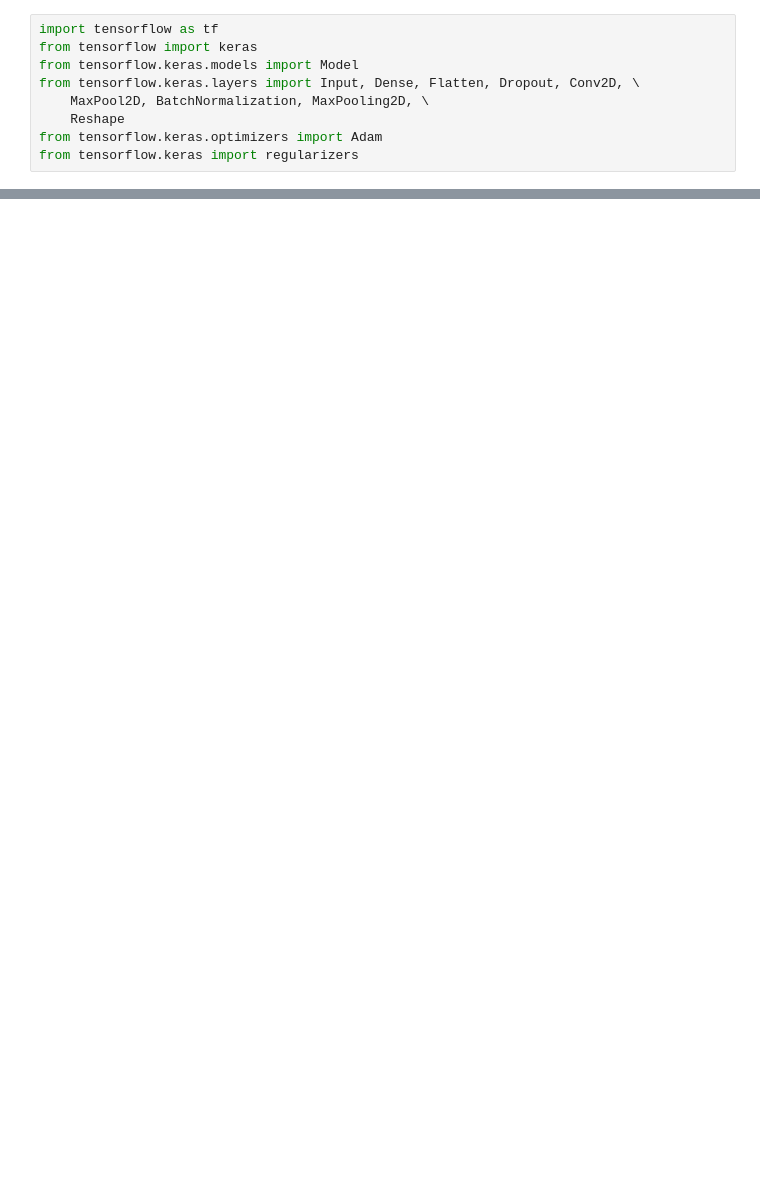
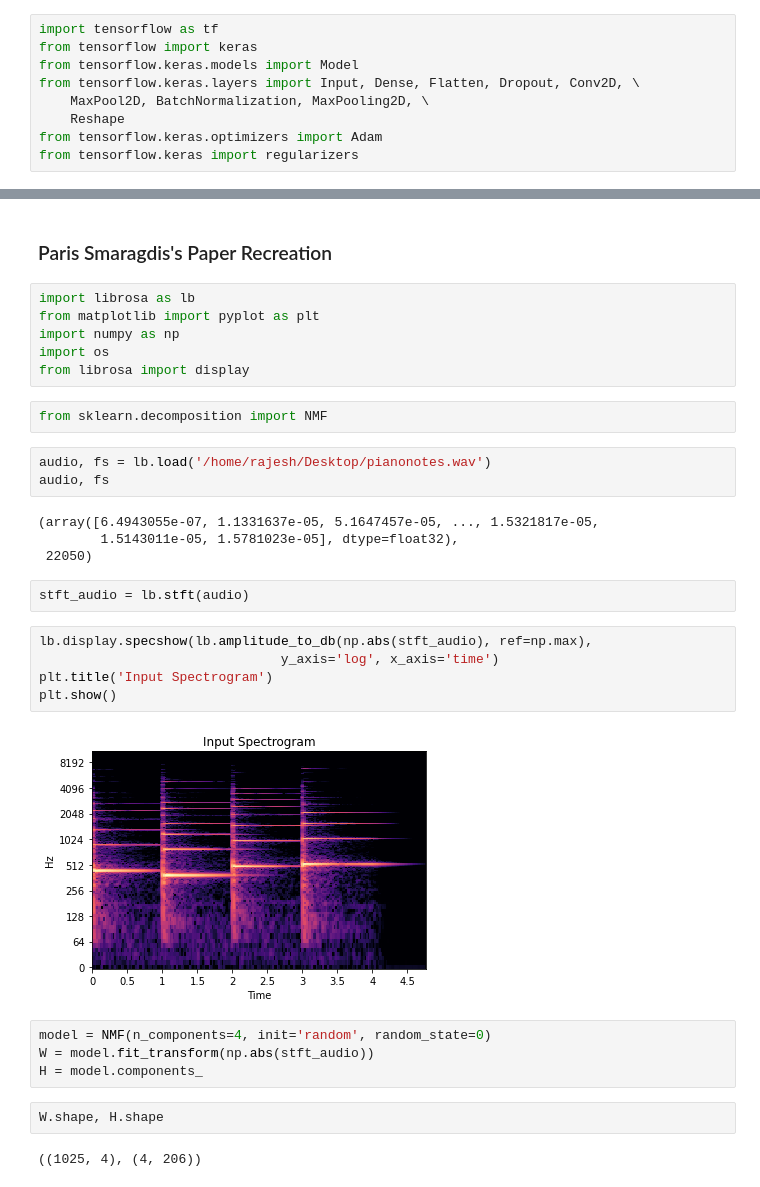
Before and after one commit to its-rajesh/Neural-Network-Alternative-to-NMF, a Jupyter notebook: NMF.ipynb, the cells around one changed output, grey strips where cells are left out. Cells and saved outputs as stored; diff of their text form; blank space fills up the shorter version.

```diff
--- a/NMF.ipynb
+++ b/NMF.ipynb
@@ -219,0 +92,34 @@ sf.write(out_path+'violin.wav', H[2], 44100)
+# %% [markdown]
+### Paris Smaragdis's Paper Recreation
+# %%
+import librosa as lb
+from matplotlib import pyplot as plt
+import numpy as np
+import os
+from librosa import display
+# %%
+from sklearn.decomposition import NMF
+# %%
+audio, fs = lb.load('/home/rajesh/Desktop/pianonotes.wav')
+audio, fs
+# %% [output]
+(array([6.4943055e-07, 1.1331637e-05, 5.1647457e-05, ..., 1.5321817e-05,
+        1.5143011e-05, 1.5781023e-05], dtype=float32),
+ 22050)
+# %%
+stft_audio = lb.stft(audio)
+# %%
+lb.display.specshow(lb.amplitude_to_db(np.abs(stft_audio), ref=np.max),
+                               y_axis='log', x_axis='time')
+plt.title('Input Spectrogram')
+plt.show()
+# %% [output]
+[figure, added]
+# %%
+model = NMF(n_components=4, init='random', random_state=0)
+W = model.fit_transform(np.abs(stft_audio))
+H = model.components_
+# %%
+W.shape, H.shape
+# %% [output]
+((1025, 4), (4, 206))
```
Also changed, not shown: parts of 69 cells of this notebook.
